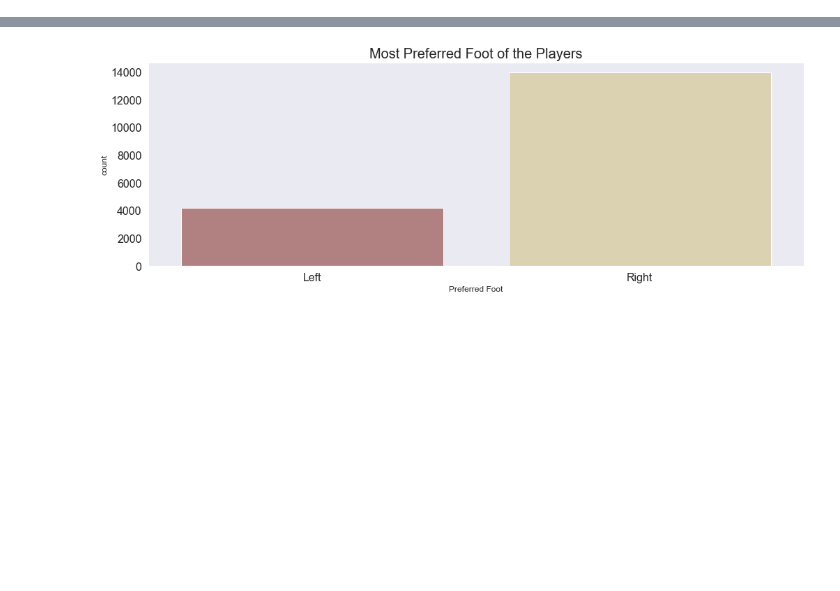
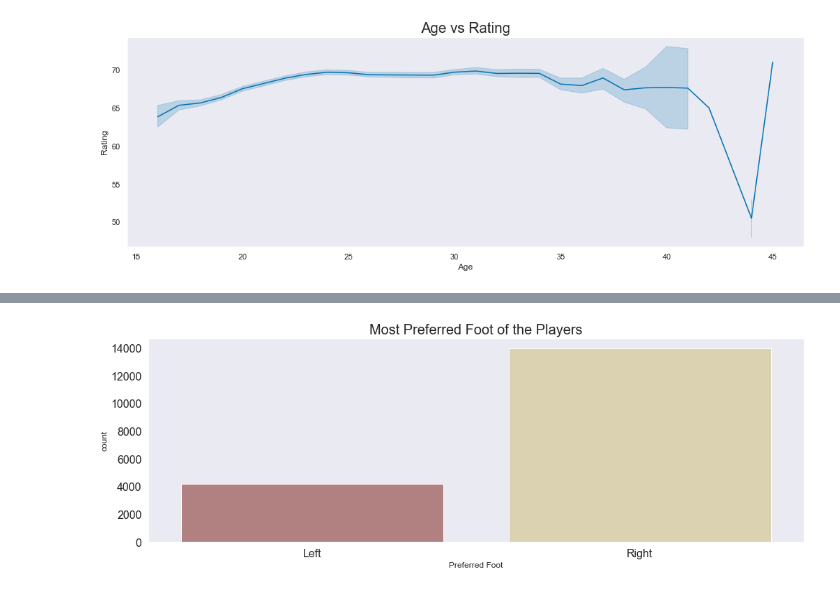
Before and after one commit to tsuchida5030/techgym_ai, a Jupyter notebook: Chapter_1/AI_running_1.ipynb, the cells around one changed output, grey strips where cells are left out. Saved outputs shown, nothing was run; the diff lists cells and outputs as text; code cells hidden in the pictures; blank space fills up the shorter version.

```diff
--- a/Chapter_1/AI_running_1.ipynb
+++ b/Chapter_1/AI_running_1.ipynb
@@ -38,0 +54,8 @@ FIFA_data_pre.csv EXIST.
+# %%
+#年齢とレーティングの関係
+plt.figure(figsize = (15,5))
+sns.lineplot(data=df, x='Age', y='Rating', palette = 'Wistia')
+plt.title('Age vs Rating', fontsize = 20)
+plt.show()
+# %% [output]
+[figure, added]
```
Also changed, not shown: parts of 5 cells of this notebook, 10 other files.
